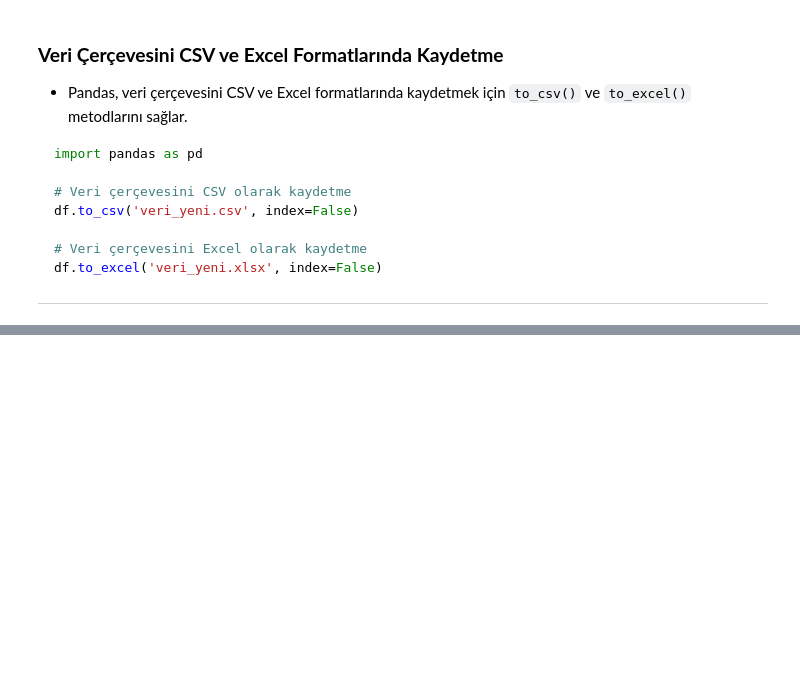
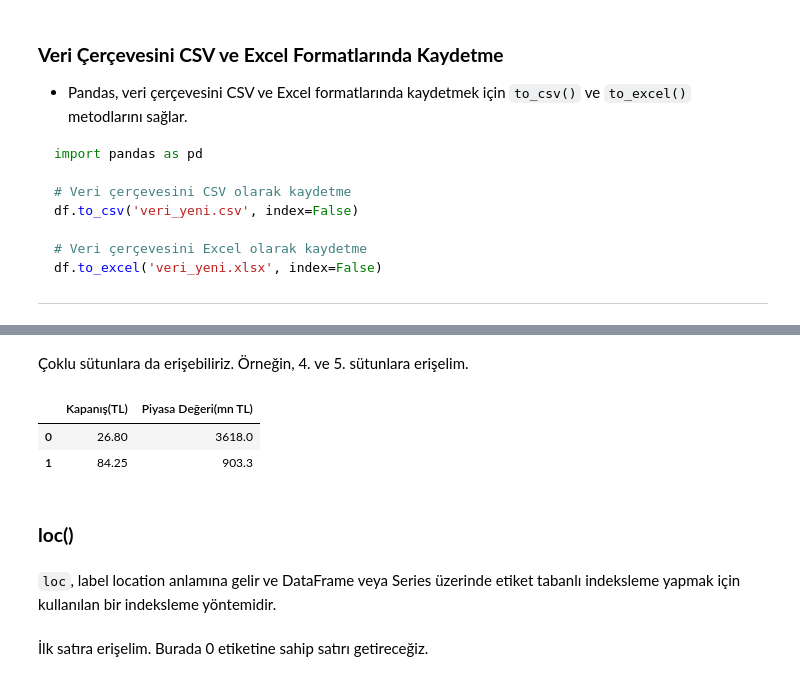
Before and after one commit to YusufAltuntas/pandas-tutorial, a Jupyter notebook: pandas-tutorial.ipynb, the cells around one changed output, grey strips where cells are left out. Drawn from its saved outputs; the diff is of its cells as text; code cells hidden in the pictures; blank space fills up the shorter version.

```diff
--- a/pandas-tutorial.ipynb
+++ b/pandas-tutorial.ipynb
@@ -766,0 +669,14 @@ Bu kod parçası, `df1` ve `df2` veri çerçevelerini indekslere göre birleşti
+# %% [markdown]
+Çoklu sütunlara da erişebiliriz. Örneğin, 4. ve 5. sütunlara erişelim.
+# %%
+df.iloc[[0,1], [3,4]]
+# %% [output]
+|  | Kapanış(TL) | Piyasa Değeri(mn TL) |
+| 0 | 26.80 | 3618.0 |
+| 1 | 84.25 | 903.3 |
+# %% [markdown]
+### **loc()**
+# %% [markdown]
+``loc``, label location anlamına gelir ve DataFrame veya Series üzerinde etiket tabanlı indeksleme yapmak için kullanılan bir indeksleme yöntemidir.
+# %% [markdown]
+İlk satıra erişelim. Burada 0 etiketine sahip satırı getireceğiz.
```
Also changed, not shown: parts of 80 cells of this notebook.
